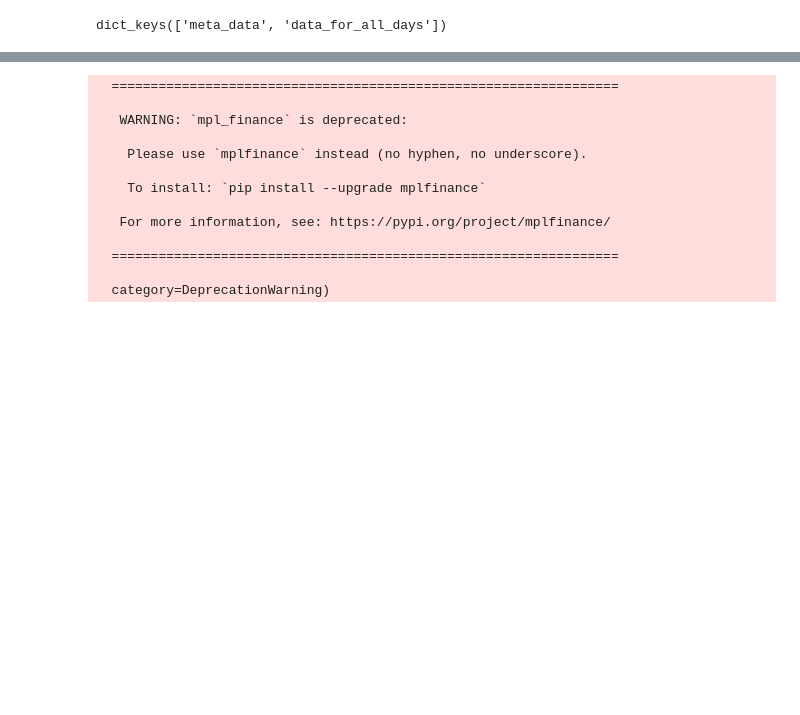
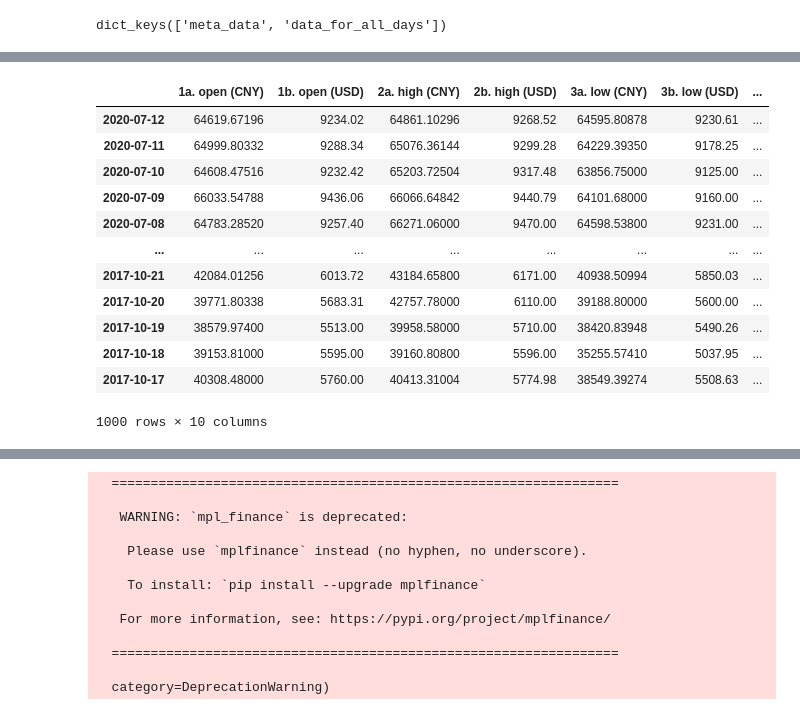
Before and after one commit to AAntunesNDS/stock-market, a Jupyter notebook: notebooks/candlestick_vizualization.ipynb, the cells around one changed output, grey strips where cells are left out. Saved outputs shown, nothing was run; the diff lists cells and outputs as text; code cells hidden in the pictures; blank space fills up the shorter version.

```diff
--- a/notebooks/candlestick_vizualization.ipynb
+++ b/notebooks/candlestick_vizualization.ipynb
@@ -21,4 +23,20 @@ pd.json_normalize(sv.run()['meta_data']).T
 | 7. Time Zone | UTC |
+# %%
+pd.read_json(json.dumps(sv.run()['data_for_all_days'], ensure_ascii=False)).T
+# %% [output]
+|  | 1a. open (CNY) | 1b. open (USD) | 2a. high (CNY) | 2b. high (USD) | 3a. low (CNY) | 3b. low (USD) | ... |
+| 2020-07-12 | 64619.67196 | 9234.02 | 64861.10296 | 9268.52 | 64595.80878 | 9230.61 | ... |
+| 2020-07-11 | 64999.80332 | 9288.34 | 65076.36144 | 9299.28 | 64229.39350 | 9178.25 | ... |
+| 2020-07-10 | 64608.47516 | 9232.42 | 65203.72504 | 9317.48 | 63856.75000 | 9125.00 | ... |
+| 2020-07-09 | 66033.54788 | 9436.06 | 66066.64842 | 9440.79 | 64101.68000 | 9160.00 | ... |
+| 2020-07-08 | 64783.28520 | 9257.40 | 66271.06000 | 9470.00 | 64598.53800 | 9231.00 | ... |
+| ... | ... | ... | ... | ... | ... | ... | ... |
+| 2017-10-21 | 42084.01256 | 6013.72 | 43184.65800 | 6171.00 | 40938.50994 | 5850.03 | ... |
+| 2017-10-20 | 39771.80338 | 5683.31 | 42757.78000 | 6110.00 | 39188.80000 | 5600.00 | ... |
+| 2017-10-19 | 38579.97400 | 5513.00 | 39958.58000 | 5710.00 | 38420.83948 | 5490.26 | ... |
+| 2017-10-18 | 39153.81000 | 5595.00 | 39160.80800 | 5596.00 | 35255.57410 | 5037.95 | ... |
+| 2017-10-17 | 40308.48000 | 5760.00 | 40413.31004 | 5774.98 | 38549.39274 | 5508.63 | ... |
+1000 rows × 10 columns
 # %%
 data_for_all_days = pd.json_normalize(sv.run()['data_for_all_days']).T
 # %%
```
Also changed, not shown: parts of 10 cells of this notebook.
